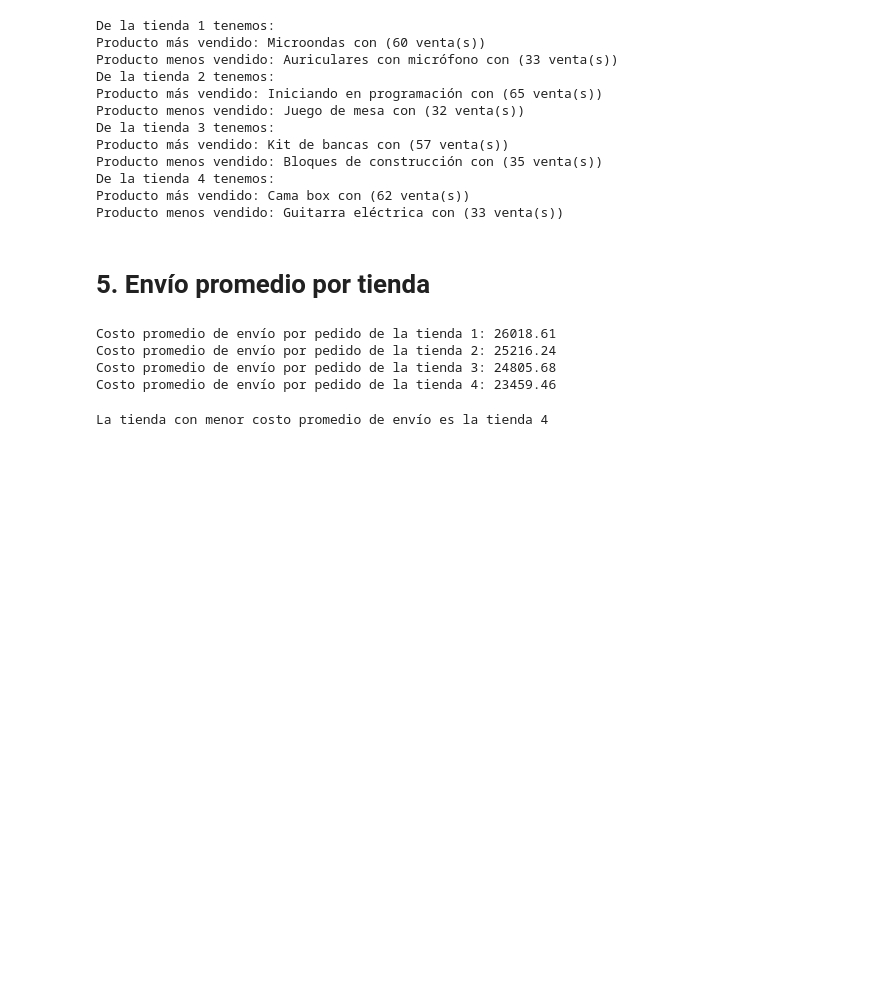
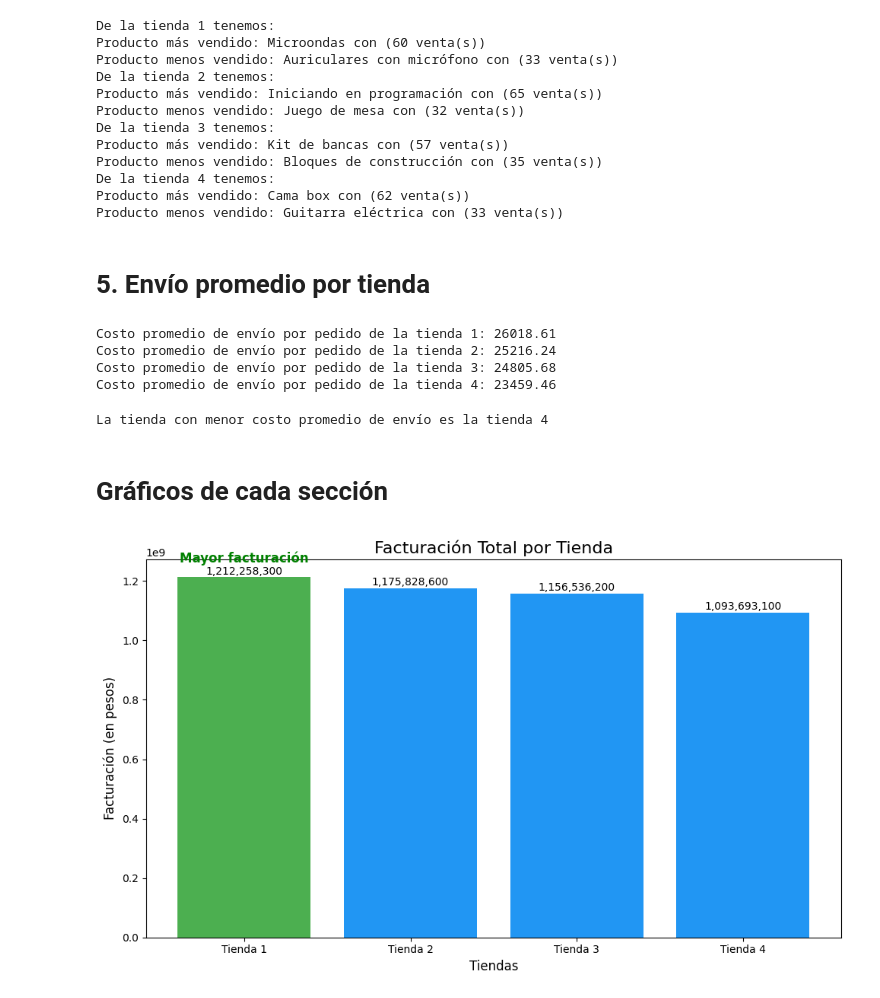
Before and after one commit to vicdas/DataScienceChallengeAluraStore, a Jupyter notebook: AluraStoreLatam.ipynb, the cells around one changed output. Saved outputs shown, nothing was run; the diff lists cells and outputs as text; code cells hidden in the pictures; blank space fills up the shorter version.

Commit message:
Se agrega archivo con 3 gráficos

```diff
--- a/AluraStoreLatam.ipynb
+++ b/AluraStoreLatam.ipynb
@@ -350,3 +350,41 @@ elif calificacion_promedio_T2 == calificacion_promedio_T1:
 print(Menor_costo_envio)
 # %% [output]
 La tienda con menor costo promedio de envío es la tienda 4
+# %% [markdown]
+# Gráficos de cada sección
+# %%
+import matplotlib.pyplot as plt
+
+# Datos de facturación
+tiendas = ['Tienda 1', 'Tienda 2', 'Tienda 3', 'Tienda 4']
+facturacion = [1212258300.0, 1175828600.0, 1156536200.0, 1093693100.0]
+
+# Determinar índice de la tienda con mayor facturación
+indice_max = facturacion.index(max(facturacion))
+
+# Colores: verde para la mayor, azul para el resto
+colores = ['#4CAF50' if i == indice_max else '#2196F3' for i in range(len(tiendas))]
+
+# Crear gráfico
+plt.figure(figsize=(10, 6))
+barras = plt.bar(tiendas, facturacion, color=colores)
+
+# Título y etiquetas
+plt.title('Facturación Total por Tienda', fontsize=16)
+plt.xlabel('Tiendas', fontsize=12)
+plt.ylabel('Facturación (en pesos)', fontsize=12)
+
+# Mostrar valores y destacar la mayor facturación
+for i, barra in enumerate(barras):
+    yval = barra.get_height()
+    plt.text(barra.get_x() + barra.get_width()/2, yval + 1e7, f'{yval:,.0f}', ha='center', fontsize=10)
+
+    # Etiqueta especial para la tienda con mayor facturación
+    if i == indice_max:
+        plt.text(barra.get_x() + barra.get_width()/2, yval + 5e7, 'Mayor facturación',
+                 ha='center', fontsize=12, color='green', fontweight='bold')
+
+plt.tight_layout()
+plt.show()
+# %% [output]
+[figure, added]
```
Also changed, not shown: parts of 2 cells of this notebook.
